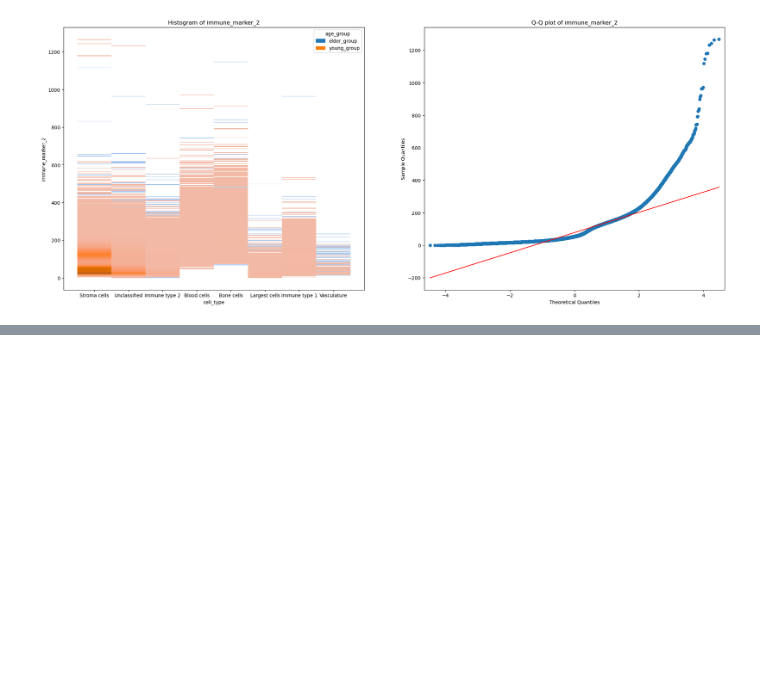
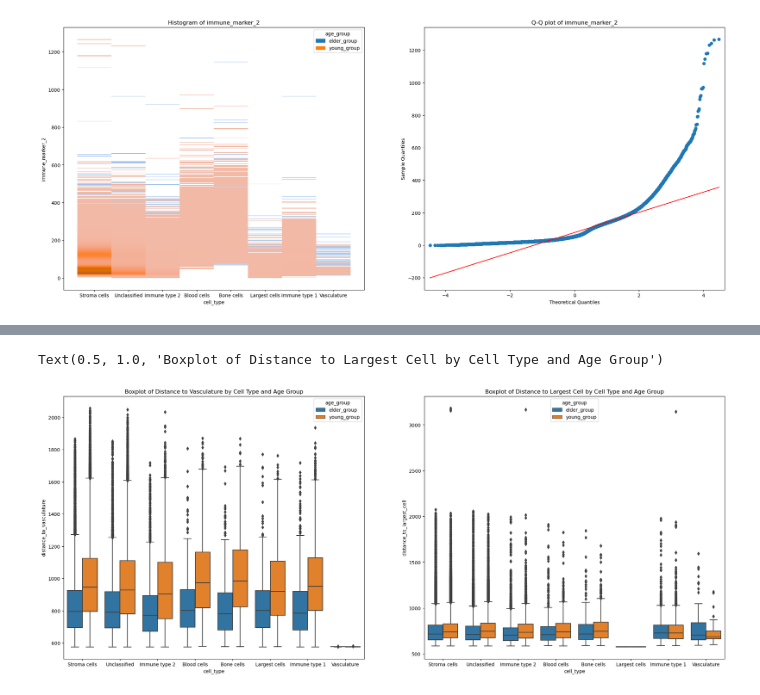
Before and after one commit to Ruugiko/bioinf, a Jupyter notebook: HW_3.ipynb, the cells around one changed output, grey strips where cells are left out. Drawn from its saved outputs; the diff is of its cells as text; code cells hidden in the pictures; blank space fills up the shorter version.

```diff
--- a/HW_3.ipynb
+++ b/HW_3.ipynb
@@ -8,7 +10,7 @@ import statsmodels.api as sm
 # %% [markdown]
 # Подготовка данных
 # %%
-df = pd.read_csv('community_dataset.csv')
+df = pd.read_csv('asset-v1_SkillFactory+MFTIBIO+SEP2023+type@asset+block@community_dataset.csv')
 df.shape
 # %% [output]
 (269442, 9)
@@ -220,0 +374,3 @@ Text(0.5, 1.0, 'Q-Q plot of immune_marker_2')
+# %%
+df_1_v = df[['cell_type', 'distance_to_vasculature','distance_to_largest_cell', 'age_group']].dropna()
+df_1_v.shape
@@ -220,0 +388,11 @@ Text(0.5, 1.0, 'Q-Q plot of immune_marker_2')
+# %%
+# Cтроим график распределения
+fig, axes = plt.subplots(1, 2, figsize=(25, 10))
+sns.boxplot(x='cell_type', y='distance_to_vasculature', data=df_1_v, hue='age_group', ax=axes[0])
+axes[0].set_title('Boxplot of Distance to Vasculature by Cell Type and Age Group')
+
+sns.boxplot(x='cell_type', y='distance_to_largest_cell', data=df_1_v, hue='age_group', ax=axes[1])
+axes[1].set_title('Boxplot of Distance to Largest Cell by Cell Type and Age Group')
+# %% [output]
+Text(0.5, 1.0, 'Boxplot of Distance to Largest Cell by Cell Type and Age Group')
+[figure, added]
```
Also changed, not shown: parts of 45 cells of this notebook, 25 other files.
